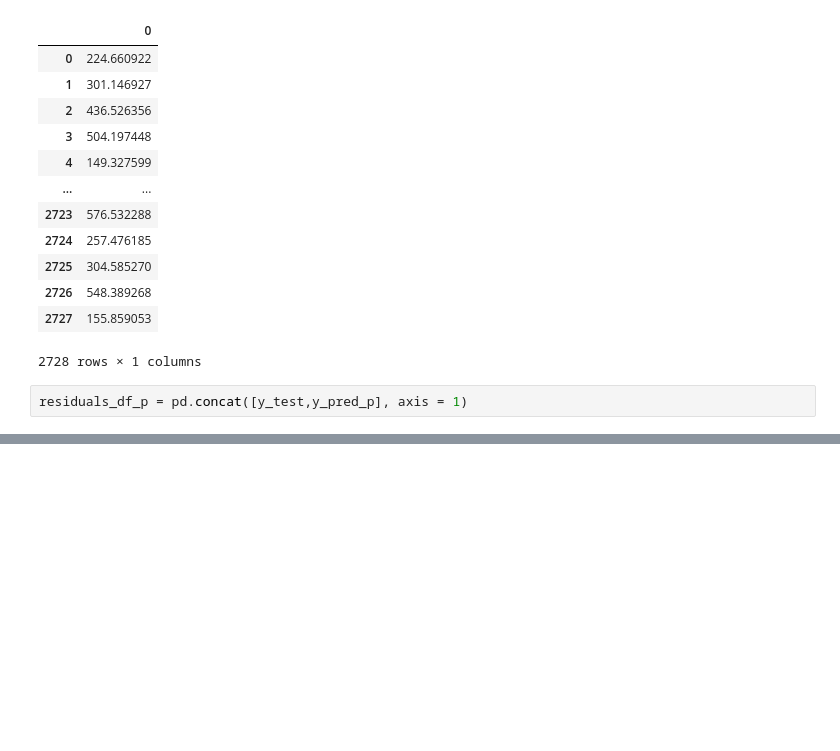
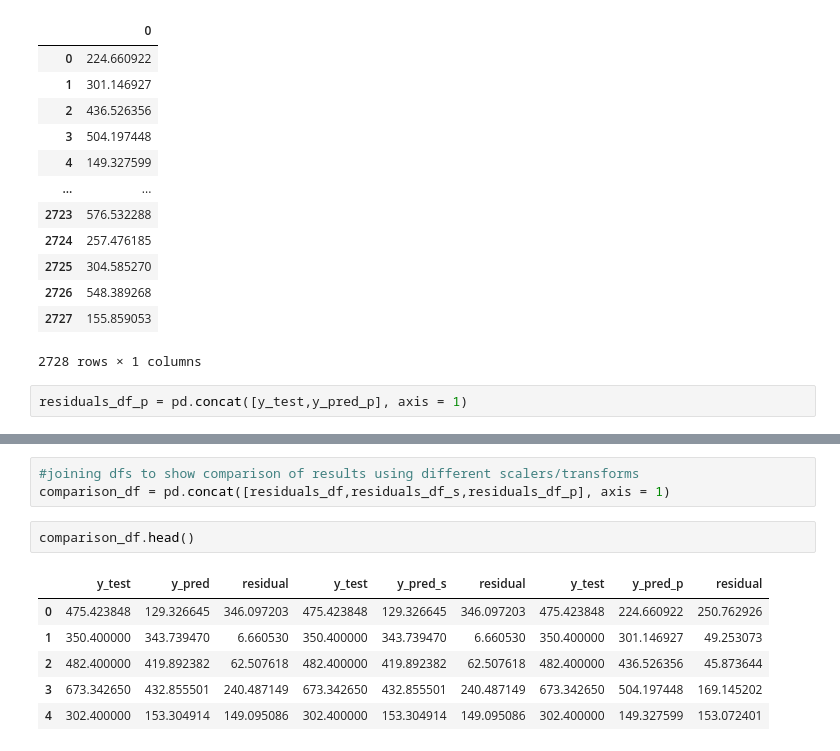
Before and after one commit to JKenny333/Ironhack_Labs, a Jupyter notebook: Week 4/linear_regression_lab_week4_day2.ipynb, the cells around one changed output, grey strips where cells are left out. Cells and saved outputs as stored; diff of their text form; blank space fills up the shorter version.

```diff
--- a/Week 4/linear_regression_lab_week4_day2.ipynb
+++ b/Week 4/linear_regression_lab_week4_day2.ipynb
@@ -467,0 +521,12 @@ print(rmse_p)
+# %%
+#joining dfs to show comparison of results using different scalers/transforms
+comparison_df = pd.concat([residuals_df,residuals_df_s,residuals_df_p], axis = 1)
+# %%
+comparison_df.head()
+# %% [output]
+|  | y_test | y_pred | residual | y_test | y_pred_s | residual | y_test | y_pred_p | residual |
+| 0 | 475.423848 | 129.326645 | 346.097203 | 475.423848 | 129.326645 | 346.097203 | 475.423848 | 224.660922 | 250.762926 |
+| 1 | 350.400000 | 343.739470 | 6.660530 | 350.400000 | 343.739470 | 6.660530 | 350.400000 | 301.146927 | 49.253073 |
+| 2 | 482.400000 | 419.892382 | 62.507618 | 482.400000 | 419.892382 | 62.507618 | 482.400000 | 436.526356 | 45.873644 |
+| 3 | 673.342650 | 432.855501 | 240.487149 | 673.342650 | 432.855501 | 240.487149 | 673.342650 | 504.197448 | 169.145202 |
+| 4 | 302.400000 | 153.304914 | 149.095086 | 302.400000 | 153.304914 | 149.095086 | 302.400000 | 149.327599 | 153.072401 |
```
Also changed, not shown: parts of 18 cells of this notebook, 1 other file.
